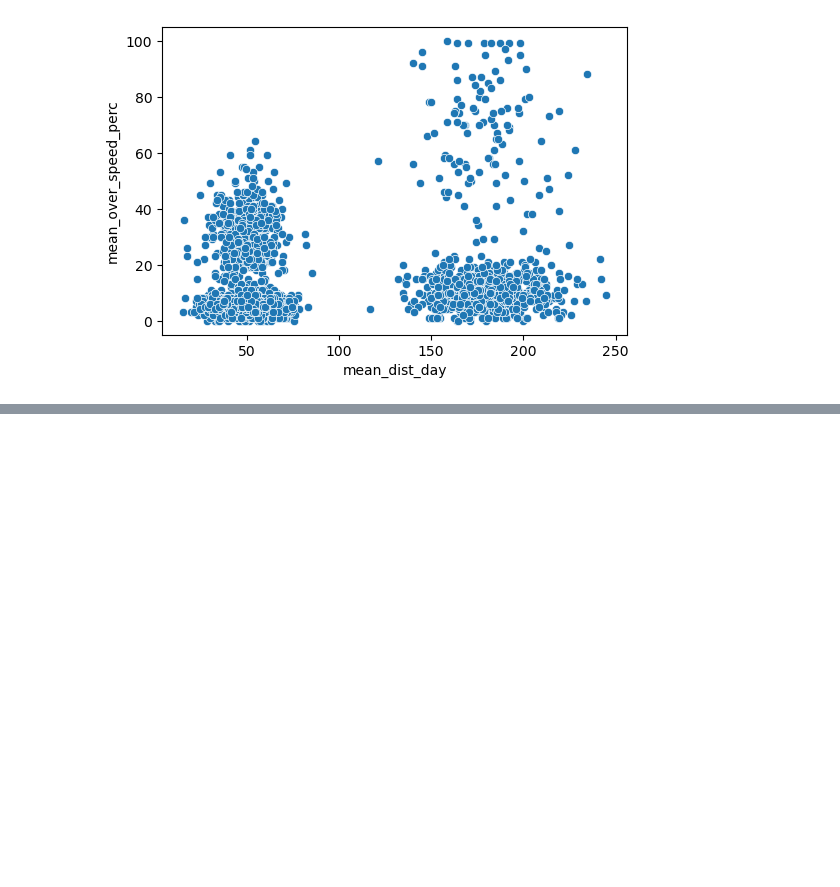
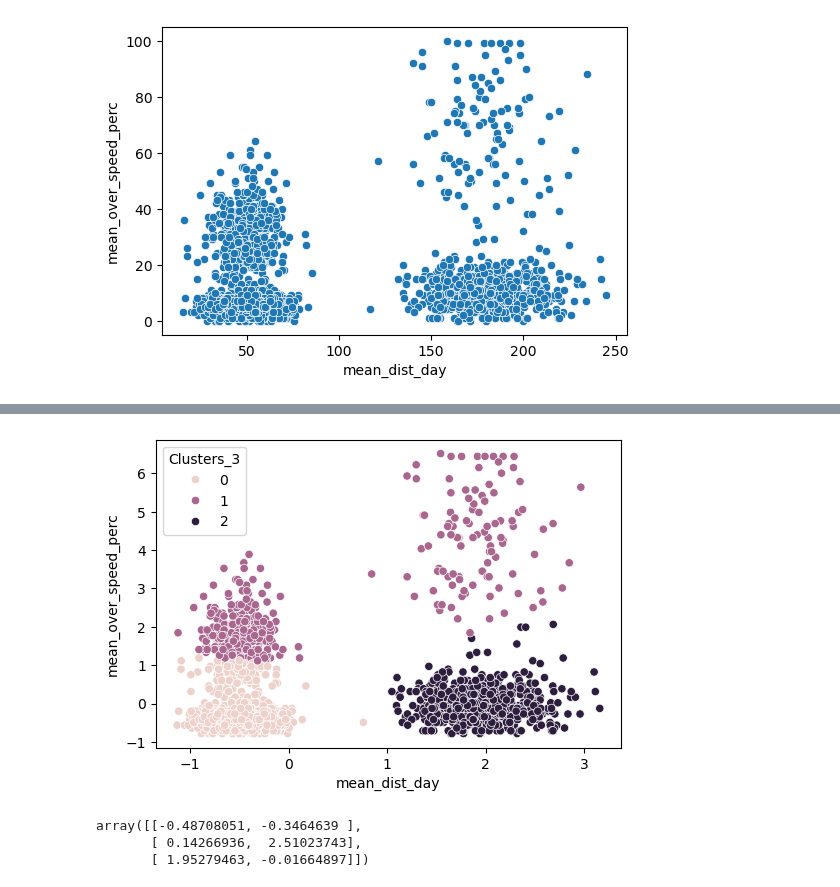
Before and after one commit to Shailya777/Learning-Logs, a Jupyter notebook: Machine_Learning/09_Clustering(Unsupervised Learning)/02_Practice_Project1(K Means Clustering on Driver Data).ipynb, the cells around one changed output, grey strips where cells are left out. Saved outputs shown, nothing was run; the diff lists cells and outputs as text; code cells hidden in the pictures; blank space fills up the shorter version.

```diff
--- a/Machine_Learning/09_Clustering(Unsupervised Learning)/02_Practice_Project1(K Means Clustering on Driver Data).ipynb
+++ b/Machine_Learning/09_Clustering(Unsupervised Learning)/02_Practice_Project1(K Means Clustering on Driver Data).ipynb
@@ -108,0 +172,3 @@ plt.show()
+# %%
+scaled_df['Clusters_3'] = clusters_3
+scaled_df.head()
@@ -108,0 +182,16 @@ plt.show()
+# %%
+# Visualizing Clusters:
+
+plt.figure(figsize= (6,4))
+sns.scatterplot(data= scaled_df, x= 'mean_dist_day', y= 'mean_over_speed_perc', hue= 'Clusters_3')
+plt.show()
+# %% [output]
+[figure, added]
+# %%
+# Cluster Centers:
+
+kmc3.cluster_centers_
+# %% [output]
+array([[-0.48708051, -0.3464639 ],
+       [ 0.14266936,  2.51023743],
+       [ 1.95279463, -0.01664897]])
```
Also changed, not shown: parts of 22 cells of this notebook.
